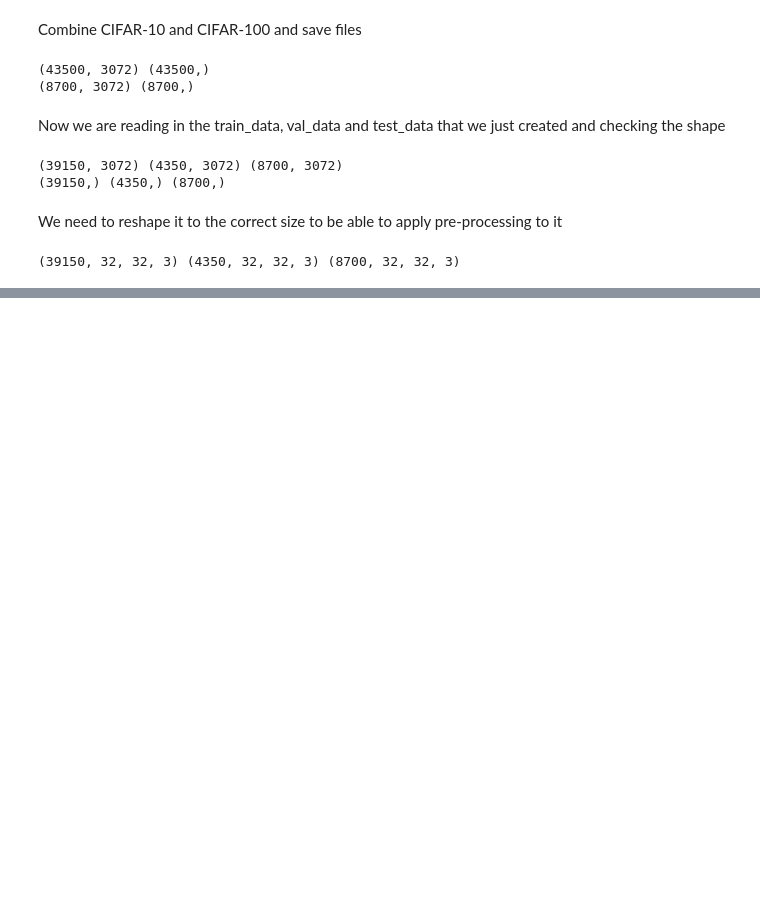
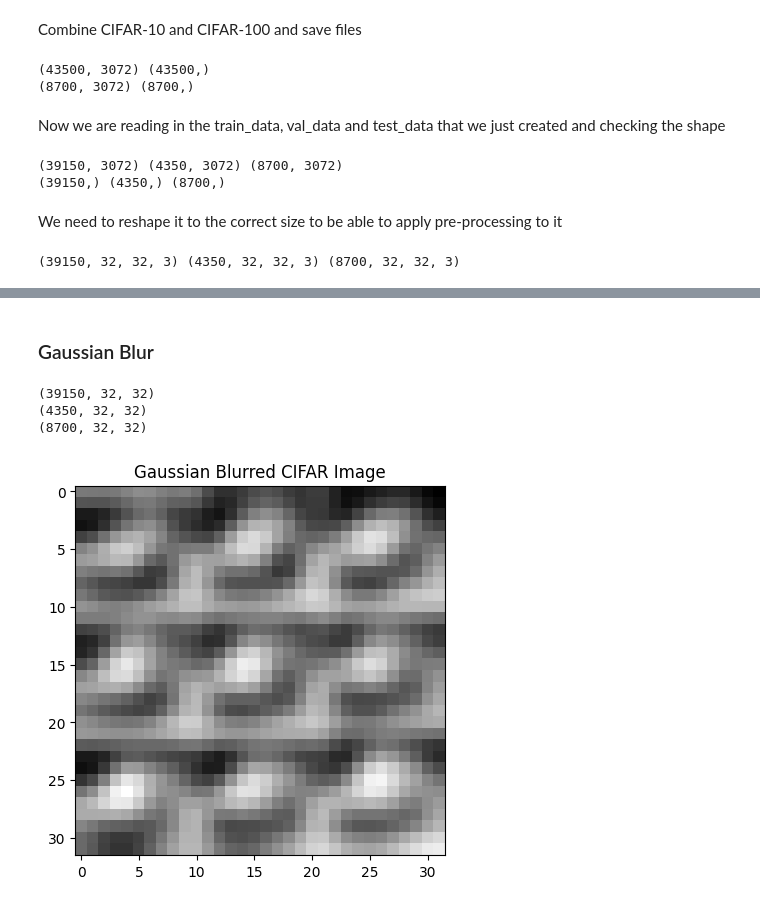
Before and after one commit to milamurphy/ML-Image-Classification, a Jupyter notebook: preprocessing.ipynb, the cells around one changed output, grey strips where cells are left out. Cells and saved outputs as stored; diff of their text form; code cells hidden in the pictures; blank space fills up the shorter version.

```diff
--- a/preprocessing.ipynb
+++ b/preprocessing.ipynb
@@ -211,0 +238,22 @@ print(X_train.shape, X_val.shape, X_test.shape)
+# %% [markdown]
+### Gaussian Blur
+# %%
+def gaussian_blur(img, ksize=(5, 5), sigma=0):
+    return cv2.GaussianBlur(img, ksize, sigma)
+
+X_train_blur = np.array([gaussian_blur(img) for img in X_train_gray])
+X_val_blur = np.array([gaussian_blur(img) for img in X_val_gray])
+X_test_blur = np.array([gaussian_blur(img) for img in X_test_gray])
+
+print(X_train_blur.shape)
+print(X_val_blur.shape)
+print(X_test_blur.shape)
+
+plt.imshow(X_train_blur[0], cmap="gray")
+plt.title("Gaussian Blurred CIFAR Image")
+plt.show()
+# %% [output]
+(39150, 32, 32)
+(4350, 32, 32)
+(8700, 32, 32)
+[figure, added]
```
Also changed, not shown: parts of 10 cells of this notebook.
